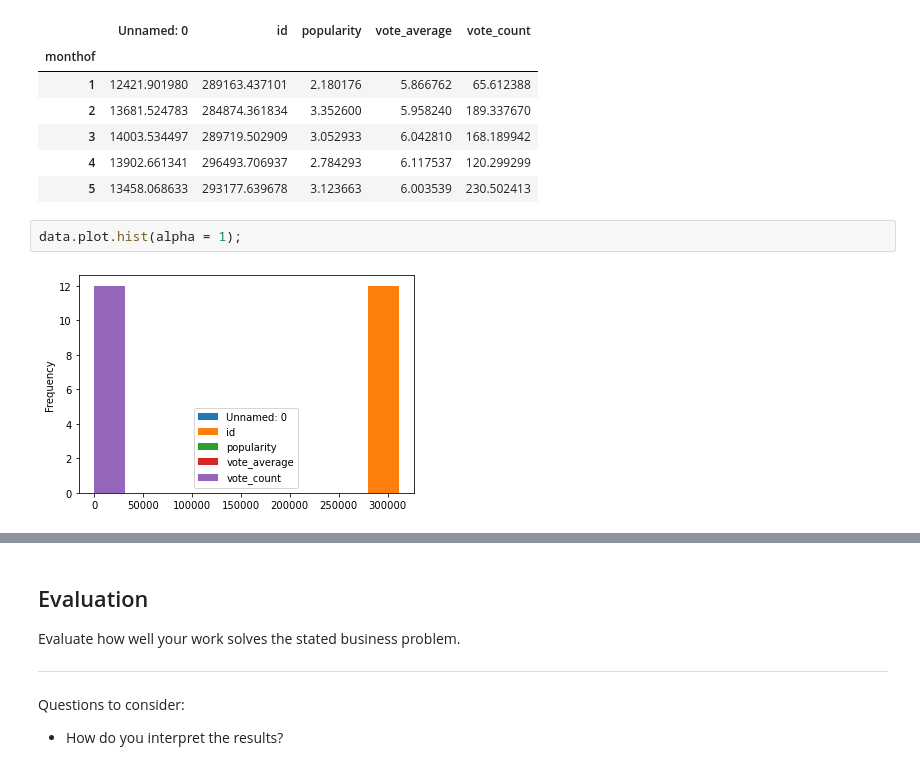
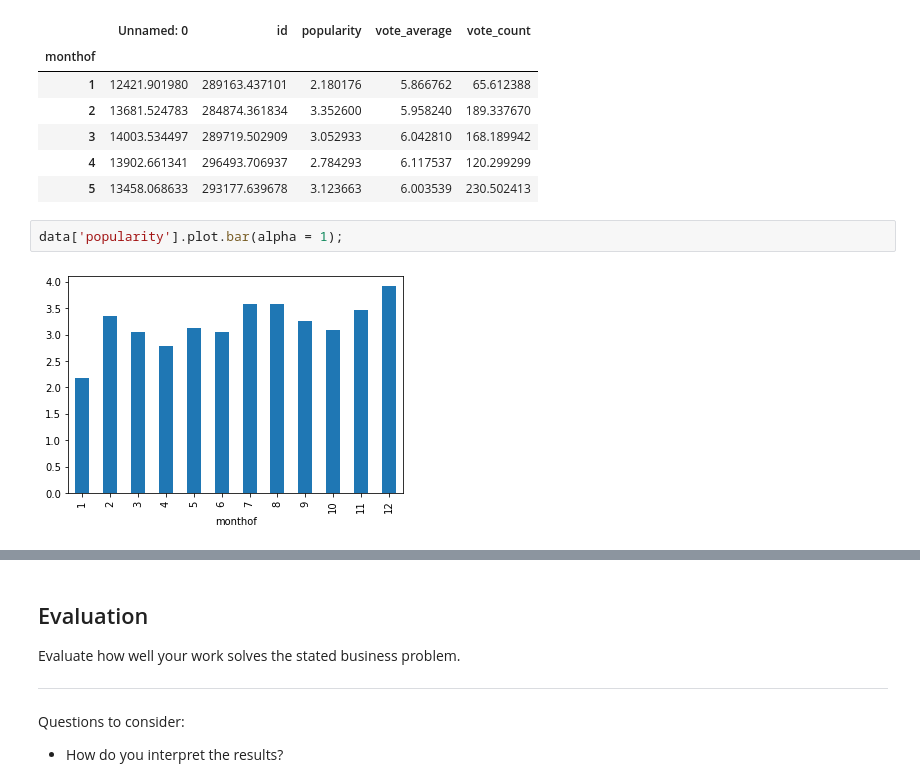
Before and after one commit to morty802/Microsoft-Recommendations, a Jupyter notebook: Microsoft-Movie-Recommendations.ipynb, the cells around one changed output, grey strips where cells are left out. Drawn from its saved outputs; the diff is of its cells as text.

```diff
--- a/Microsoft-Movie-Recommendations.ipynb
+++ b/Microsoft-Movie-Recommendations.ipynb
@@ -597,6 +441,6 @@ data.head()
 | 4 | 13902.661341 | 296493.706937 | 2.784293 | 6.117537 | 120.299299 |
 | 5 | 13458.068633 | 293177.639678 | 3.123663 | 6.003539 | 230.502413 |
 # %%
-data.plot.hist(alpha = 1);
+data['popularity'].plot.bar(alpha = 1);
 # %% [output]
-[figure, old version]
+[figure, new version]
```
Also changed, not shown: parts of 44 cells of this notebook.
